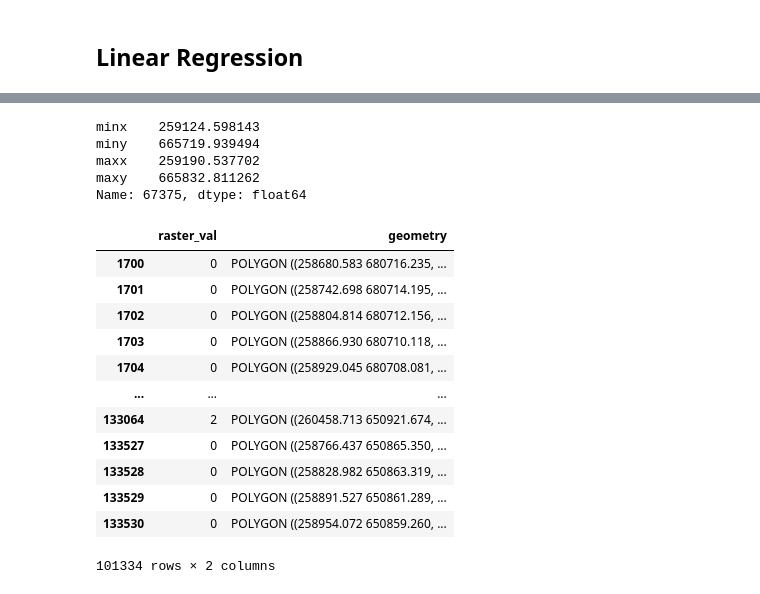
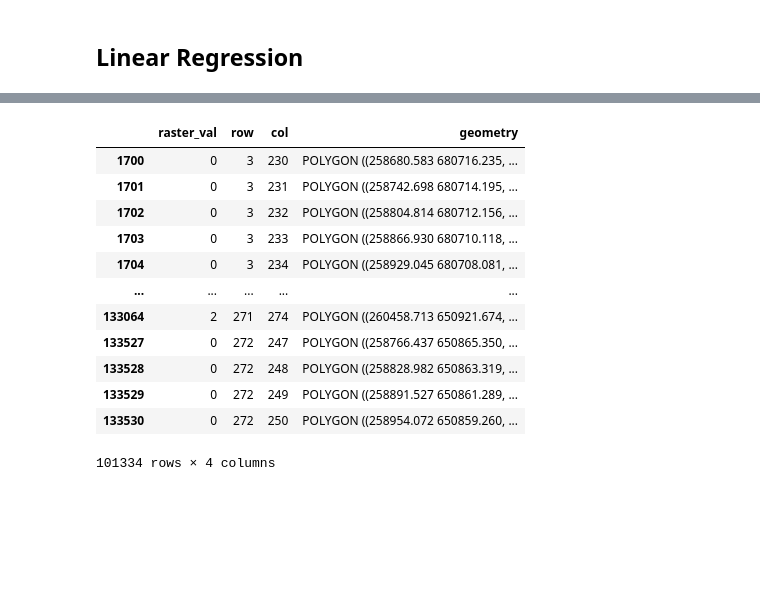
Before and after one commit to virgilxw/Morphology_model_v1, a Jupyter notebook: 4_aggregation.ipynb, the cells around one changed output, grey strips where cells are left out. Cells and saved outputs as stored; diff of their text form; code cells hidden in the pictures; blank space fills up the shorter version.

```diff
--- a/4_aggregation.ipynb
+++ b/4_aggregation.ipynb
@@ -25,3 +23,5 @@ lnglat=(lng, lat)
+# %%
+lonlat=(lon, lat)
 # %%
 buildings = gpd.read_parquet(f"./output/{place}/buildings_morphometric_var.pq")
 tessellation = gpd.read_parquet(f"./output/{place}/tessellation_morphometric_var.pq")
@@ -174,6 +154,4 @@ residuals = y - predictions
 # plt.ylabel('Ordered Values')
 # plt.show()
 # %%
-height_cells = gpd.read_parquet(f"output/{place}/height_cells.shp")
+height_cells = gpd.read_parquet(f"output/{place}/height_cells.pq").to_crs(local_crs)
-# %%
-height_cells = height_cells[height_cells["raster_val"] != 255].to_crs(local_crs)
@@ -183,15 +163,15 @@ buffer_circle = gpd.GeoDataFrame(geometry=[Point(lng, lat)], crs='EPSG:4326').to
 # %%
 # Get bounds
 minx, miny, maxx, maxy = height_cells.total_bounds
-min_dist = min([abs(minx-lnglat[1]), abs(miny-lnglat[0]), abs(maxx-lnglat[1]), abs(maxy-lnglat[0])])
+min_dist = min([abs(minx-lonlat[1]), abs(miny-lonlat[0]), abs(maxx-lonlat[1]), abs(maxy-lonlat[0])])
 
 # Create a GeoDataFrame with the specified point
-gdf = gpd.GeoDataFrame(geometry=[Point(lnglat[0], lnglat[1])], crs=crs)
+gdf = gpd.GeoDataFrame(geometry=[Point(lonlat[0], lonlat[1])], crs=crs)
 
 # The UTM zone number can be calculated from the longitude
-utm_zone = int((lnglat[0] + 180) / 6) + 1
+utm_zone = int((lonlat[0] + 180) / 6) + 1
 # Determine the hemisphere and assign the appropriate UTM CRS
-if lnglat[1] >= 0:  # Northern Hemisphere
+if lonlat[1] >= 0:  # Northern Hemisphere
     local_utm_crs = f'EPSG:326{utm_zone:02d}'
 else:  # Southern Hemisphere
     local_utm_crs = f'EPSG:327{utm_zone:02d}'
@@ -281,8 +204,0 @@ while y_search == True:
-# %%
-height_cells[centre_point_local_crs.within(height_cells["geometry"])].bounds.iloc[0]
-# %% [output]
-minx    259124.598143
-miny    665719.939494
-maxx    259190.537702
-maxy    665832.811262
-Name: 67375, dtype: float64
@@ -289,16 +207,16 @@ Name: 67375, dtype: float64
 # %%
-cells_in_circle["grid_id"]
+cells_in_circle
 # %% [output]
-|  | raster_val | geometry |
-| 1700 | 0 | POLYGON ((258680.583 680716.235, ... |
-| 1701 | 0 | POLYGON ((258742.698 680714.195, ... |
-| 1702 | 0 | POLYGON ((258804.814 680712.156, ... |
-| 1703 | 0 | POLYGON ((258866.930 680710.118, ... |
-| 1704 | 0 | POLYGON ((258929.045 680708.081, ... |
-| ... | ... | ... |
-| 133064 | 2 | POLYGON ((260458.713 650921.674, ... |
-| 133527 | 0 | POLYGON ((258766.437 650865.350, ... |
-| 133528 | 0 | POLYGON ((258828.982 650863.319, ... |
-| 133529 | 0 | POLYGON ((258891.527 650861.289, ... |
-| 133530 | 0 | POLYGON ((258954.072 650859.260, ... |
+|  | raster_val | row | col | geometry |
+| 1700 | 0 | 3 | 230 | POLYGON ((258680.583 680716.235, ... |
+| 1701 | 0 | 3 | 231 | POLYGON ((258742.698 680714.195, ... |
+| 1702 | 0 | 3 | 232 | POLYGON ((258804.814 680712.156, ... |
+| 1703 | 0 | 3 | 233 | POLYGON ((258866.930 680710.118, ... |
+| 1704 | 0 | 3 | 234 | POLYGON ((258929.045 680708.081, ... |
+| ... | ... | ... | ... | ... |
+| 133064 | 2 | 271 | 274 | POLYGON ((260458.713 650921.674, ... |
+| 133527 | 0 | 272 | 247 | POLYGON ((258766.437 650865.350, ... |
+| 133528 | 0 | 272 | 248 | POLYGON ((258828.982 650863.319, ... |
+| 133529 | 0 | 272 | 249 | POLYGON ((258891.527 650861.289, ... |
+| 133530 | 0 | 272 | 250 | POLYGON ((258954.072 650859.260, ... |
-101334 rows × 2 columns
+101334 rows × 4 columns
```
Also changed, not shown: parts of 23 cells of this notebook, 4 other files.
